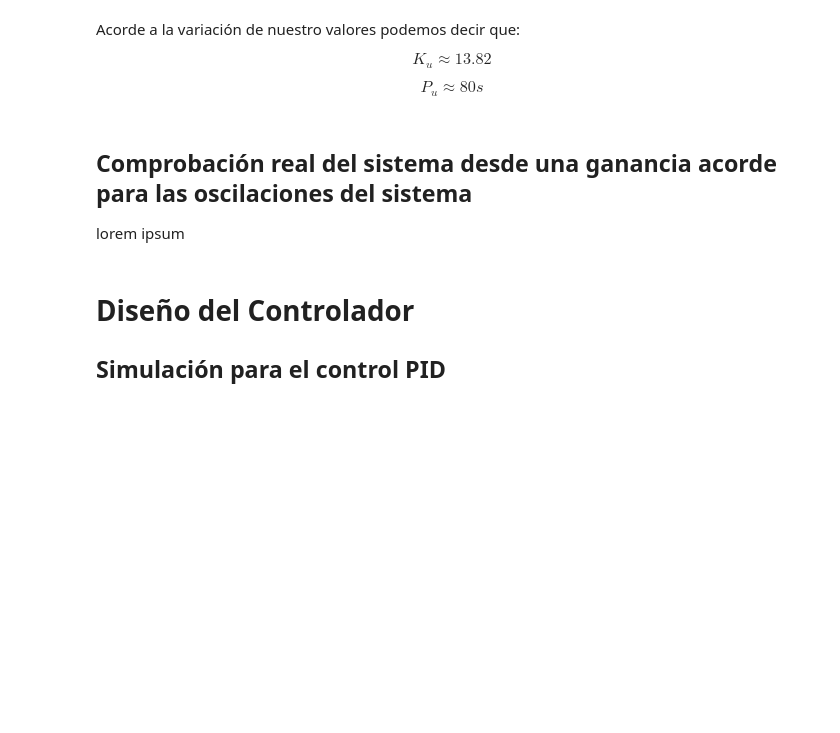
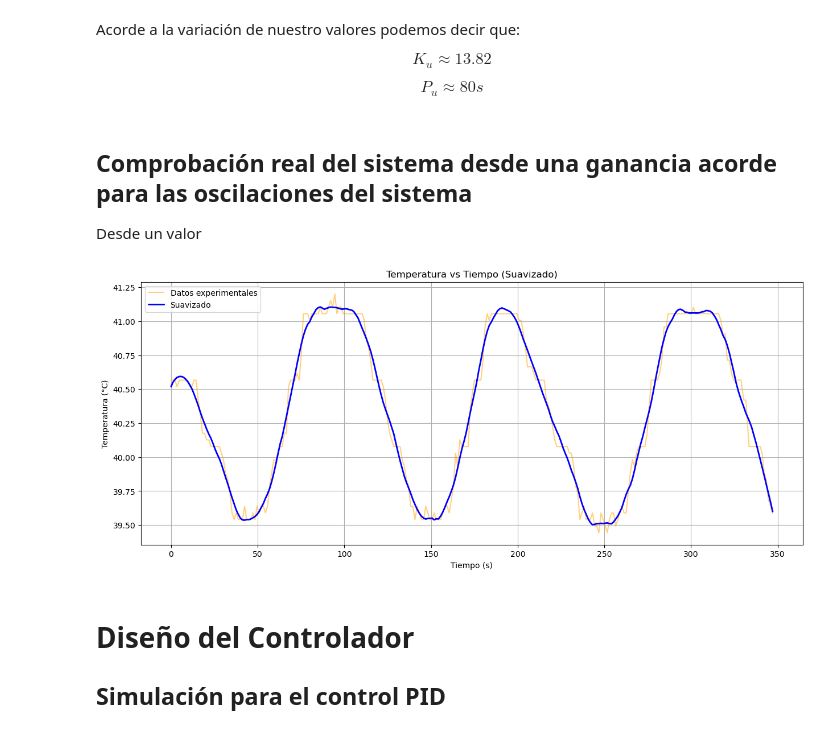
Before and after one commit to navalgoose4/SCL-2026I, a Jupyter notebook: LAB_4/lab_4.ipynb, the cells around one changed output. Drawn from its saved outputs; the diff is of its cells as text; code cells hidden in the pictures; blank space fills up the shorter version.

```diff
--- a/LAB_4/lab_4.ipynb
+++ b/LAB_4/lab_4.ipynb
@@ -112,7 +114,31 @@ $$P_u \approx 80s $$
 # %% [markdown]
 ## Comprobación real del sistema desde una ganancia acorde para las oscilaciones del sistema
 
-lorem ipsum
+Desde un valor
+# %%
+# Open file
+data = pd.read_csv('data_lab4/data_oscilacion.txt', encoding='latin1', sep=',')
+
+# Extract data
+time = data['Tiempo (s)']
+temperature = data[' Temp1 (°C)']
+
+# Softer curve using Savitzky-Golay filter
+temperature_smooth = savgol_filter(temperature, window_length=21, polyorder=3)
+
+# Plot
+plt.figure(figsize=(15, 6))
+plt.plot(time, temperature, label='Datos experimentales', color='orange', alpha=0.5)
+plt.plot(time, temperature_smooth, label='Suavizado', color='blue', linewidth=2)
+
+plt.title('Temperatura vs Tiempo (Suavizado)')
+plt.xlabel('Tiempo (s)')
+plt.ylabel('Temperatura (°C)')
+plt.legend()
+plt.grid()
+plt.show()
+# %% [output]
+[figure, added]
 # %% [markdown]
 # Diseño del Controlador
 
```
Also changed, not shown: parts of 3 cells of this notebook, 2 other files.
